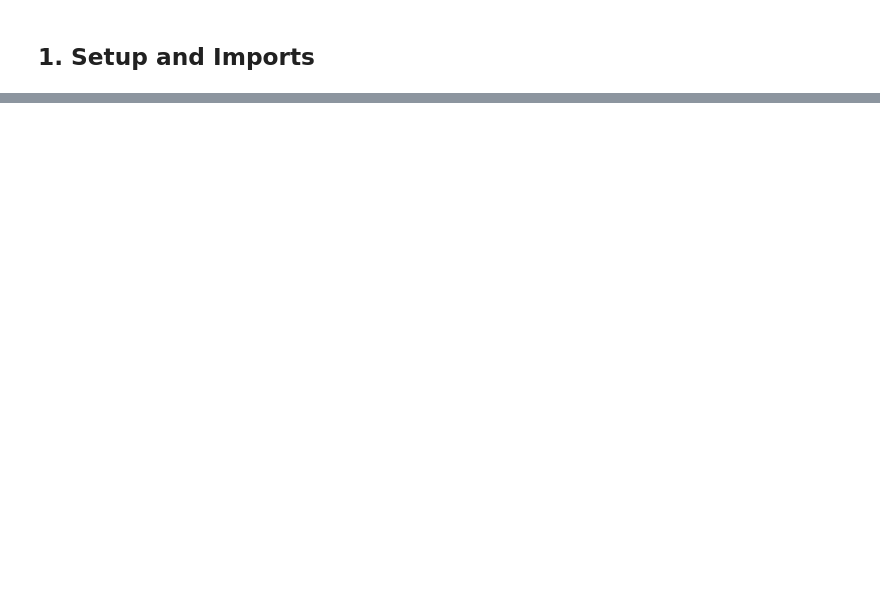
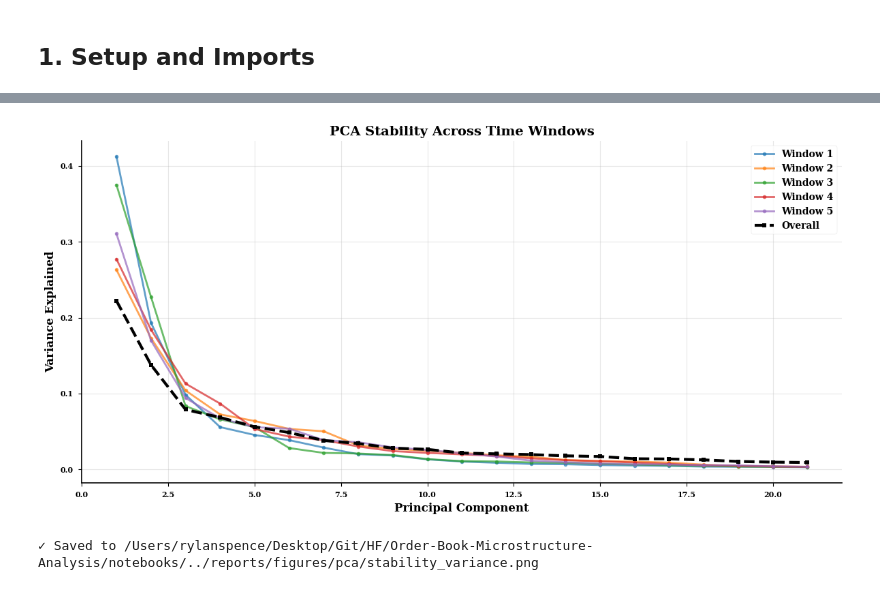
Before and after one commit to rspence821505/Order-Book-Microstructure-Analysis, a Jupyter notebook: notebooks/25_dimensionality_reduction.ipynb, the cells around one changed output, grey strips where cells are left out. Cells and saved outputs as stored; diff of their text form; code cells hidden in the pictures; blank space fills up the shorter version.

```diff
--- a/notebooks/25_dimensionality_reduction.ipynb
+++ b/notebooks/25_dimensionality_reduction.ipynb
@@ -1027,0 +792,41 @@ TOP 3 PRINCIPAL COMPONENTS INTERPRETATION
+# %%
+# Compare variance across windows
+fig, ax = plt.subplots(figsize=(12, 6))
+
+for result in window_results:
+    ax.plot(
+        range(1, n_components_selected + 1),
+        result["variance"],
+        marker="o",
+        label=f"Window {result['window']}",
+        alpha=0.7,
+        linewidth=2,
+        markersize=4,
+    )
+
+# Overall PCA
+ax.plot(
+    range(1, n_components_selected + 1),
+    pca_final.explained_variance_ratio_,
+    marker="s",
+    label="Overall",
+    linewidth=3,
+    color="black",
+    linestyle="--",
+    markersize=5,
+)
+
+ax.set_xlabel("Principal Component", fontsize=12)
+ax.set_ylabel("Variance Explained", fontsize=12)
+ax.set_title("PCA Stability Across Time Windows", fontsize=14, fontweight="bold")
+ax.legend(loc="best", fontsize=10)
+ax.grid(True, alpha=0.3)
+
+plt.tight_layout()
+plt.savefig(FIGURES_DIR / "pca/stability_variance.png", dpi=300, bbox_inches="tight")
+plt.show()
+
+print(f"\n✓ Saved to {FIGURES_DIR / 'pca/stability_variance.png'}")
+# %% [output]
+[figure, added]
+✓ Saved to /Users/rylanspence/Desktop/Git/HF/Order-Book-Microstructure-Analysis/notebooks/../reports/figures/pca/stability_variance.png
```
Also changed, not shown: parts of 83 cells of this notebook, 23 other files.
